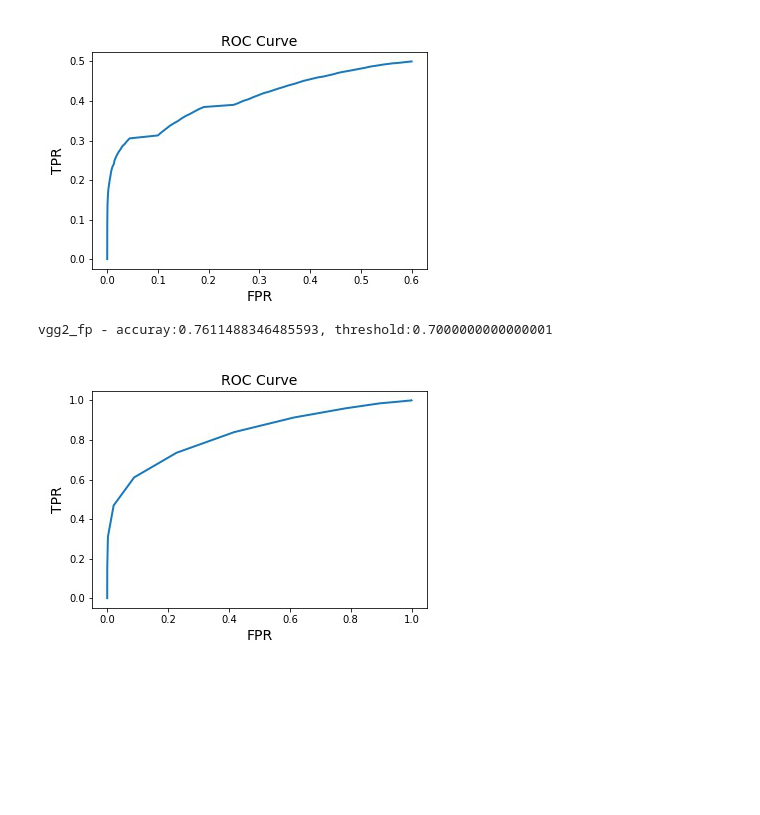
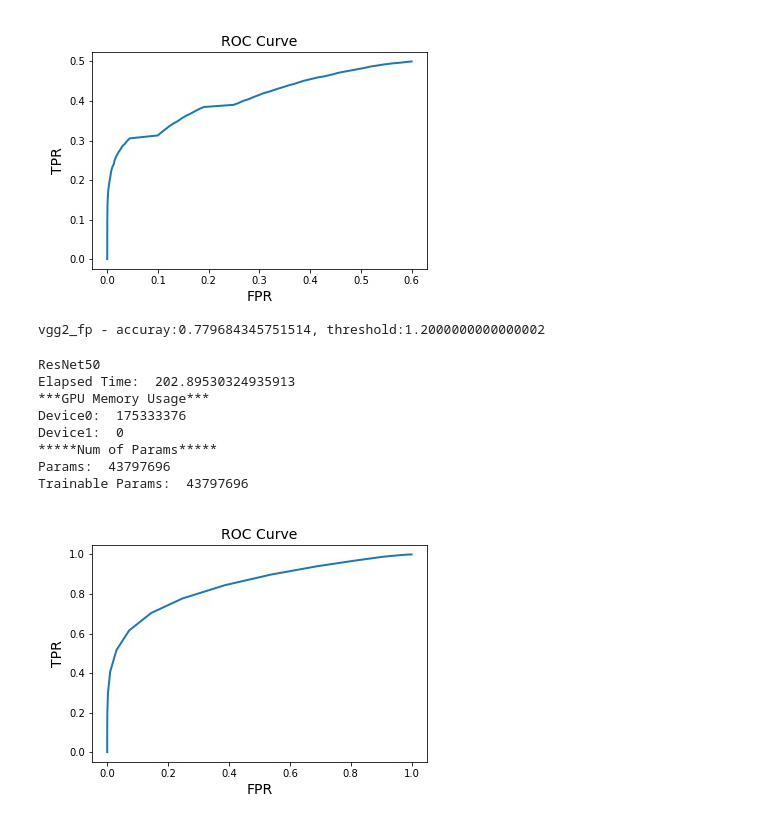
Before and after one commit to liu115/InsightFace_Pytorch, a Jupyter notebook: evaluate_model.ipynb, the cells around one changed output. Saved outputs shown, nothing was run; the diff lists cells and outputs as text; code cells hidden in the pictures; blank space fills up the shorter version.

Commit message:
Compute inference time and model size

```diff
--- a/evaluate_model.ipynb
+++ b/evaluate_model.ipynb
@@ -54,12 +55,48 @@ import numpy as np
 np.save('data.npy', vgg2_fp)
 np.save('issame.npy', vgg2_fp_issame)
+# %%
+# Read Data
+vgg2_fp = np.load('data.npy')
+vgg2_fp_issame = np.load('issame.npy')
 # %%
+start_time = time.time()
+
 accuracy, best_threshold, roc_curve_tensor = learner.evaluate(conf, vgg2_fp, vgg2_fp_issame, nrof_folds=10, tta=True)
+
+elapsed_time = time.time() - start_time
+
 print('vgg2_fp - accuray:{}, threshold:{}'.format(accuracy, best_threshold))
-trans.ToPILImage()(roc_curve_tensor)
 # %% [output]
-vgg2_fp - accuray:0.7611488346485593, threshold:0.7000000000000001
+vgg2_fp - accuray:0.779684345751514, threshold:1.2000000000000002
-[figure, removed]
+# %%
+d1 = torch.cuda.memory_allocated(device=0)
+d2 = torch.cuda.memory_allocated(device=1)
+params,trainable_params =learner.get_params_num()
+
+
+if get_config().use_mobilfacenet:
+    print("MobileFaceNet")
+else:
+    print("ResNet50")
+
+print("Elapsed Time: ", elapsed_time)
+print("***GPU Memory Usage***")
+print("Device0: ", d1)
+print("Device1: ", d2)
+print("*****Num of Params*****")
+print("Params: ", params)
+print("Trainable Params: ", trainable_params)
+trans.ToPILImage()(roc_curve_tensor)
+# %% [output]
+ResNet50
+Elapsed Time:  202.89530324935913
+***GPU Memory Usage***
+Device0:  175333376
+Device1:  0
+*****Num of Params*****
+Params:  43797696
+Trainable Params:  43797696
+[figure, added]
 # %%
 agedb_30, agedb_30_issame = get_val_pair(conf.emore_folder, 'agedb_30')
 accuracy, best_threshold, roc_curve_tensor = learner.evaluate(conf, agedb_30, agedb_30_issame, nrof_folds=10, tta=True)
```
Also changed, not shown: parts of 5 cells of this notebook, 3 other files.
